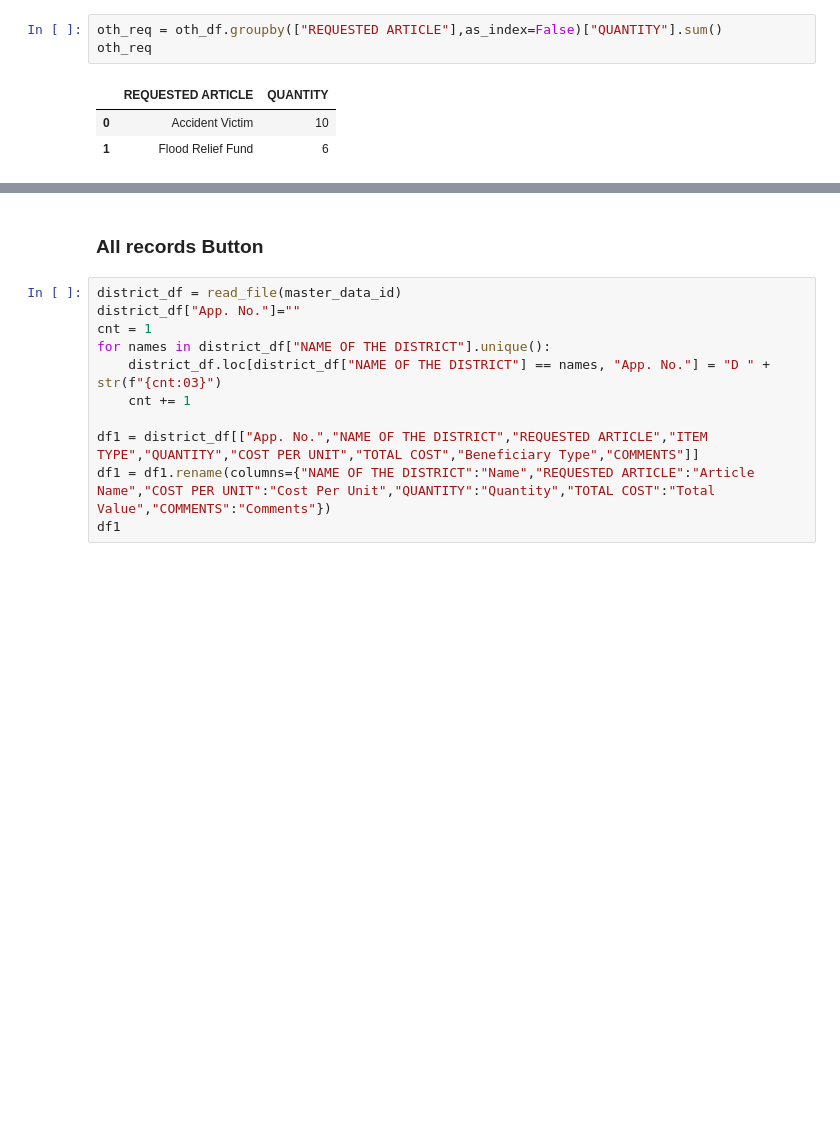
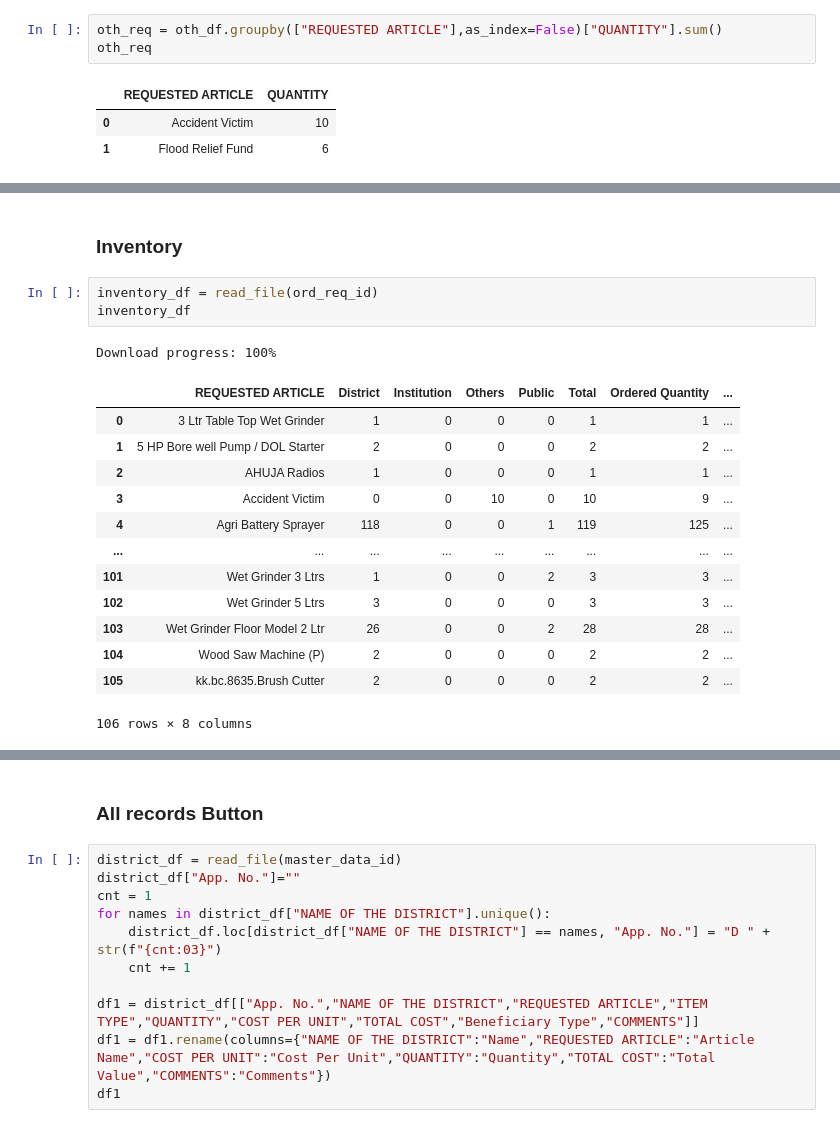
Before and after one commit to ash-sha/MNP25, a Jupyter notebook: codes/frontend.ipynb, the cells around one changed output, grey strips where cells are left out. Saved outputs shown, nothing was run; the diff lists cells and outputs as text; blank space fills up the shorter version.

```diff
--- a/codes/frontend.ipynb
+++ b/codes/frontend.ipynb
@@ -361,0 +440,20 @@ np.int64(14560)
+# %% [markdown]
+### Inventory
+# %%
+inventory_df = read_file(ord_req_id)
+inventory_df
+# %% [output]
+Download progress: 100%
+|  | REQUESTED ARTICLE | District | Institution | Others | Public | Total | Ordered Quantity | ... |
+| 0 | 3 Ltr Table Top Wet Grinder | 1 | 0 | 0 | 0 | 1 | 1 | ... |
+| 1 | 5 HP Bore well Pump / DOL Starter | 2 | 0 | 0 | 0 | 2 | 2 | ... |
+| 2 | AHUJA Radios | 1 | 0 | 0 | 0 | 1 | 1 | ... |
+| 3 | Accident Victim | 0 | 0 | 10 | 0 | 10 | 9 | ... |
+| 4 | Agri Battery Sprayer | 118 | 0 | 0 | 1 | 119 | 125 | ... |
+| ... | ... | ... | ... | ... | ... | ... | ... | ... |
+| 101 | Wet Grinder 3 Ltrs | 1 | 0 | 0 | 2 | 3 | 3 | ... |
+| 102 | Wet Grinder 5 Ltrs | 3 | 0 | 0 | 0 | 3 | 3 | ... |
+| 103 | Wet Grinder Floor Model 2 Ltr | 26 | 0 | 0 | 2 | 28 | 28 | ... |
+| 104 | Wood Saw Machine (P) | 2 | 0 | 0 | 0 | 2 | 2 | ... |
+| 105 | kk.bc.8635.Brush Cutter | 2 | 0 | 0 | 0 | 2 | 2 | ... |
+106 rows × 8 columns
```
Also changed, not shown: parts of 36 cells of this notebook, 41 other files.
